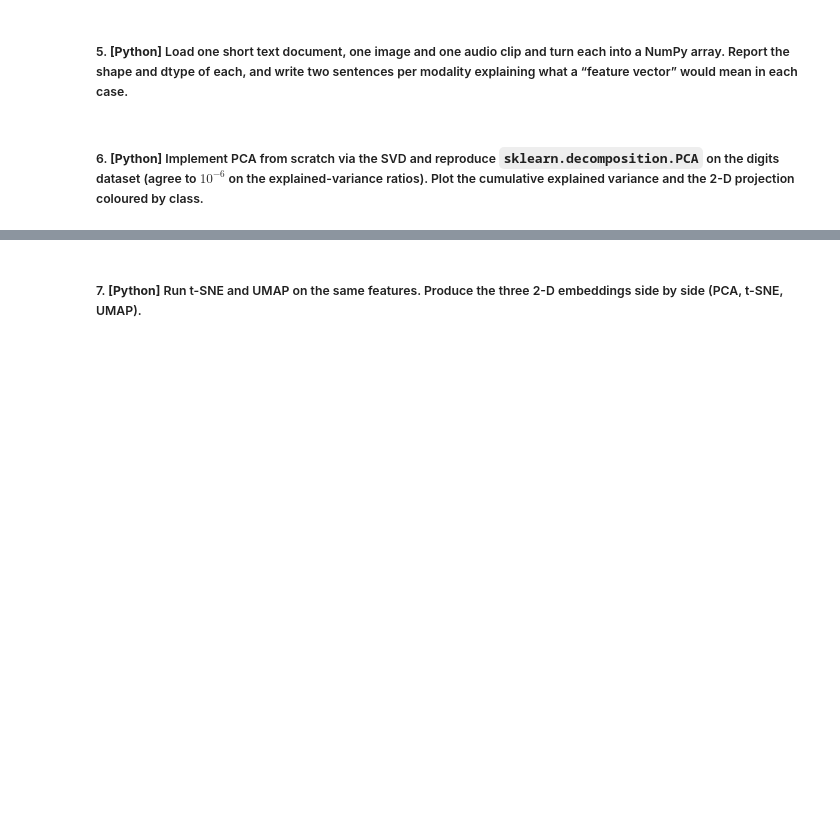
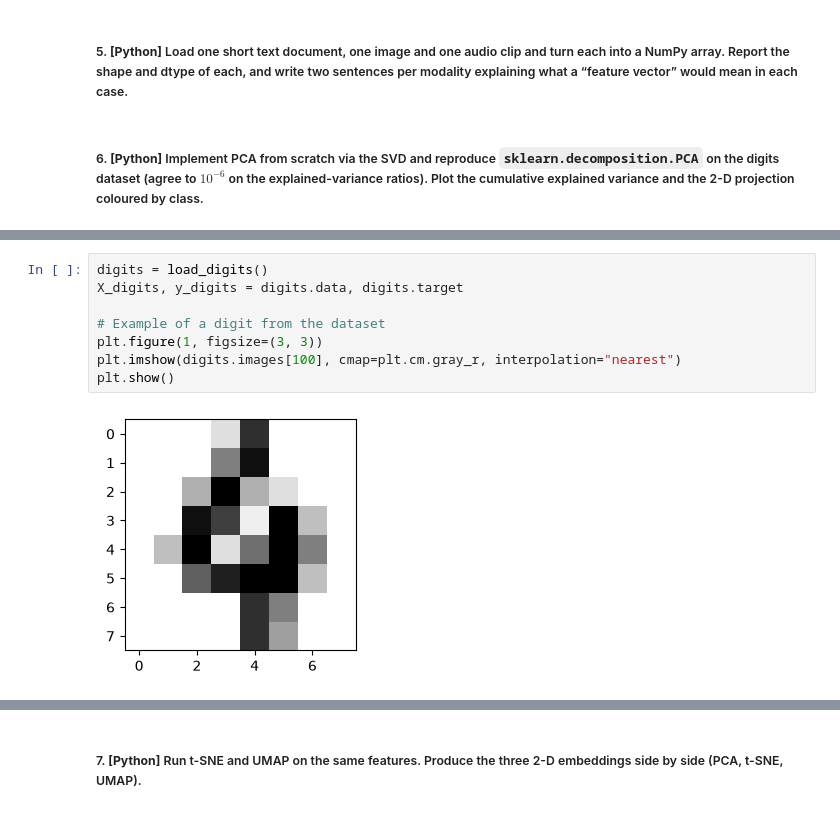
Before and after one commit to Jagaxxx/AUD_labs, a Jupyter notebook: Problem Set 1/l1.ipynb, the cells around one changed output, grey strips where cells are left out. Saved outputs shown, nothing was run; the diff lists cells and outputs as text; blank space fills up the shorter version.

```diff
--- a/Problem Set 1/l1.ipynb
+++ b/Problem Set 1/l1.ipynb
@@ -13,0 +144,10 @@
+# %%
+digits = load_digits()
+X_digits, y_digits = digits.data, digits.target
+
+# Example of a digit from the dataset
+plt.figure(1, figsize=(3, 3))
+plt.imshow(digits.images[100], cmap=plt.cm.gray_r, interpolation="nearest")
+plt.show()
+# %% [output]
+[figure, added]
```
Also changed, not shown: parts of 12 cells of this notebook, 2 other files.
